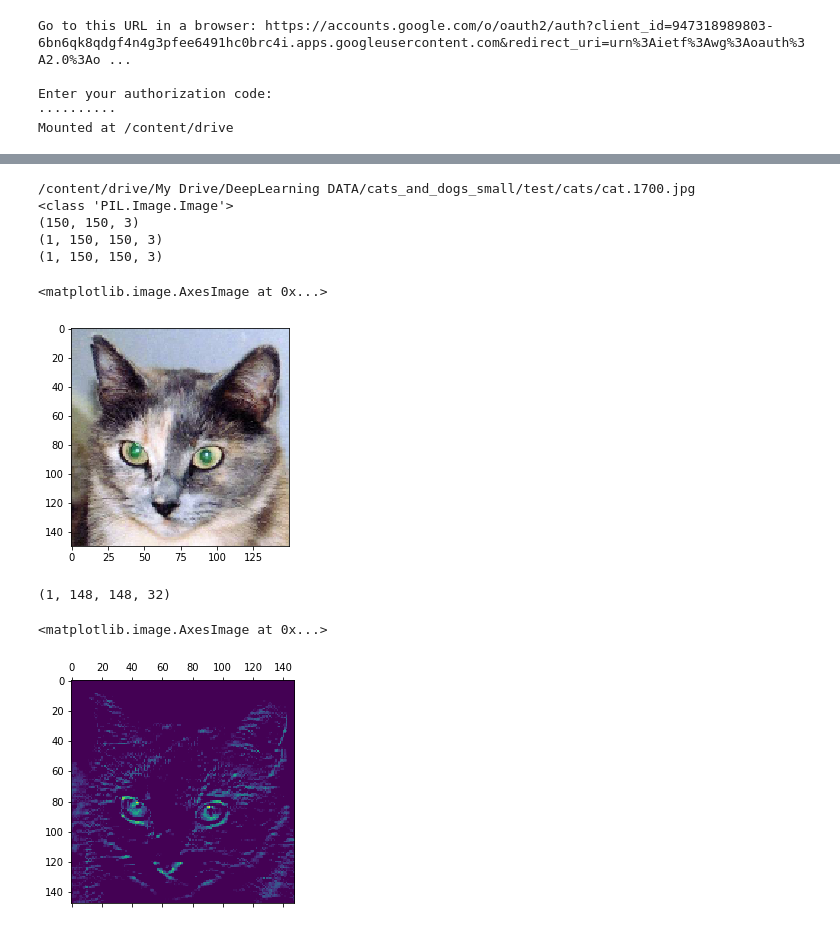
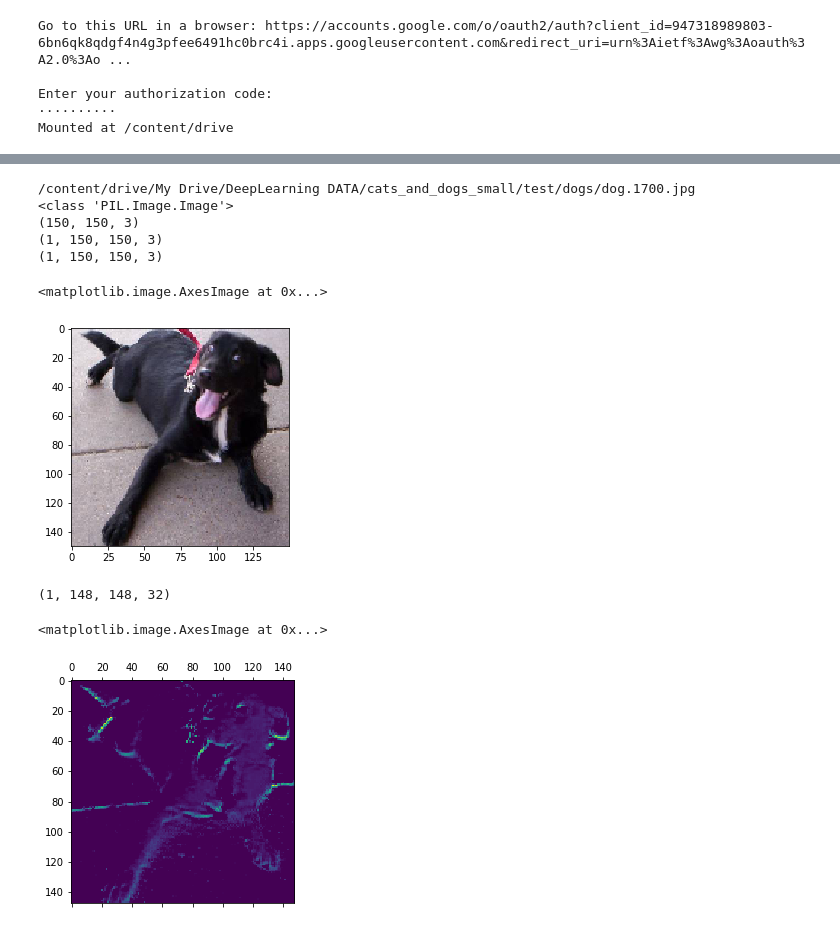
Before and after one commit to amamra-abdenour/Deep_Learning_Python, a Jupyter notebook: DeepLearning_8.ipynb, the cells around one changed output, grey strips where cells are left out. Drawn from its saved outputs; the diff is of its cells as text; code cells hidden in the pictures.

```diff
--- a/DeepLearning_8.ipynb
+++ b/DeepLearning_8.ipynb
@@ -36,32 +37,32 @@ _________________________________________________________________
 # %%
 from keras.preprocessing import image
 import numpy as np
 import os
 import matplotlib.pyplot as plt
 
 #
 test_dir = '/content/drive/My Drive/DeepLearning DATA/cats_and_dogs_small/test/'
-img_file = os.path.join(test_dir,'cats/cat.1700.jpg')
+img_file = os.path.join(test_dir,'dogs/dog.1700.jpg')
 print(img_file)
 #
 img = image.load_img(img_file,target_size=(150,150))
 print(type(img))
 img_tensor = image.img_to_array(img)
 print(img_tensor.shape)
 img_tensor = np.expand_dims(img_tensor, axis=0)
 print(img_tensor.shape)
 img_tensor /= 255.
 print(img_tensor.shape)
 #
 plt.imshow(img_tensor[0])
 # %% [output]
-/content/drive/My Drive/DeepLearning DATA/cats_and_dogs_small/test/cats/cat.1700.jpg
+/content/drive/My Drive/DeepLearning DATA/cats_and_dogs_small/test/dogs/dog.1700.jpg
 <class 'PIL.Image.Image'>
 (150, 150, 3)
 (1, 150, 150, 3)
 (1, 150, 150, 3)
 <matplotlib.image.AxesImage at 0x...>
-[figure, old version]
+[figure, new version]
 # %%
 from keras import models
 from keras import backend as K
@@ -79,4 +80,4 @@ print(first_layer_activation.shape)
 plt.matshow(first_layer_activation[0,:,:,4], cmap='viridis')
 # %% [output]
 <matplotlib.image.AxesImage at 0x...>
-[figure, old version]
+[figure, new version]
```
Also changed, not shown: parts of 10 cells of this notebook.
